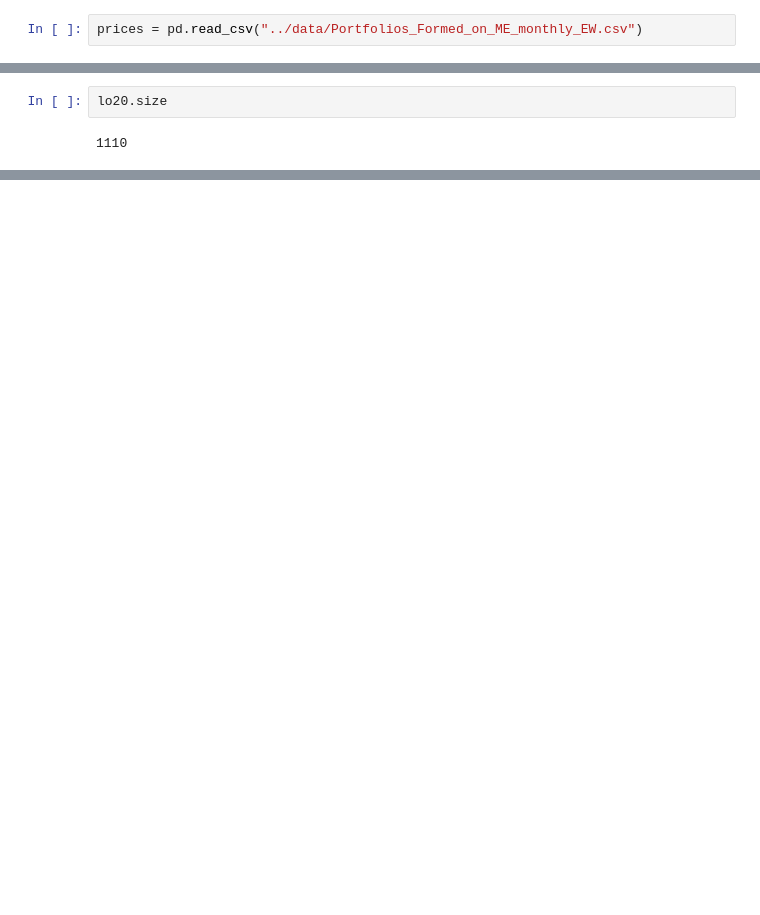
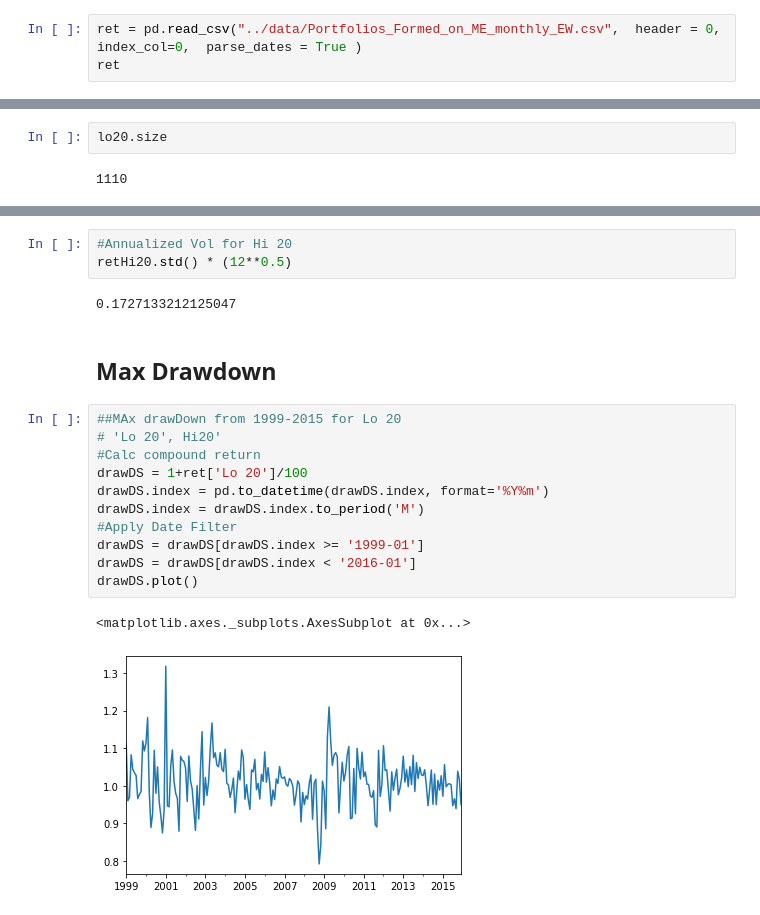
Before and after one commit to madhursharma/courses, a Jupyter notebook: py portfolio/notebooks_and_codem01_v02/nb/exercises/wk1.ipynb, the cells around one changed output, grey strips where cells are left out. Saved outputs shown, nothing was run; the diff lists cells and outputs as text; blank space fills up the shorter version.

Commit message:
Minior changes
1. Ignore cache and checkpoint dirs
2. Next excel files with graphs
3. Bokeh test file
4. Header and minor changes to lab files

```diff
--- a/py portfolio/notebooks_and_codem01_v02/nb/exercises/wk1.ipynb
+++ b/py portfolio/notebooks_and_codem01_v02/nb/exercises/wk1.ipynb
@@ -2,4 +2,5 @@
 import pandas as pd
 import numpy as np
 # %%
-prices = pd.read_csv("../data/Portfolios_Formed_on_ME_monthly_EW.csv")
+ret = pd.read_csv("../data/Portfolios_Formed_on_ME_monthly_EW.csv",  header = 0, index_col=0,  parse_dates = True )
+ret
@@ -56,0 +145,21 @@ np.round(1.1859, 2)
+# %%
+#Annualized Vol for Hi 20
+retHi20.std() * (12**0.5)
+# %% [output]
+0.1727133212125047
+# %% [markdown]
+## Max Drawdown
+# %%
+##MAx drawDown from 1999-2015 for Lo 20
+# 'Lo 20', Hi20'
+#Calc compound return
+drawDS = 1+ret['Lo 20']/100
+drawDS.index = pd.to_datetime(drawDS.index, format='%Y%m')
+drawDS.index = drawDS.index.to_period('M')
+#Apply Date Filter
+drawDS = drawDS[drawDS.index >= '1999-01']
+drawDS = drawDS[drawDS.index < '2016-01']
+drawDS.plot()
+# %% [output]
+<matplotlib.axes._subplots.AxesSubplot at 0x...>
+[figure, added]
```
Also changed, not shown: parts of 33 cells of this notebook, 8 other files.
